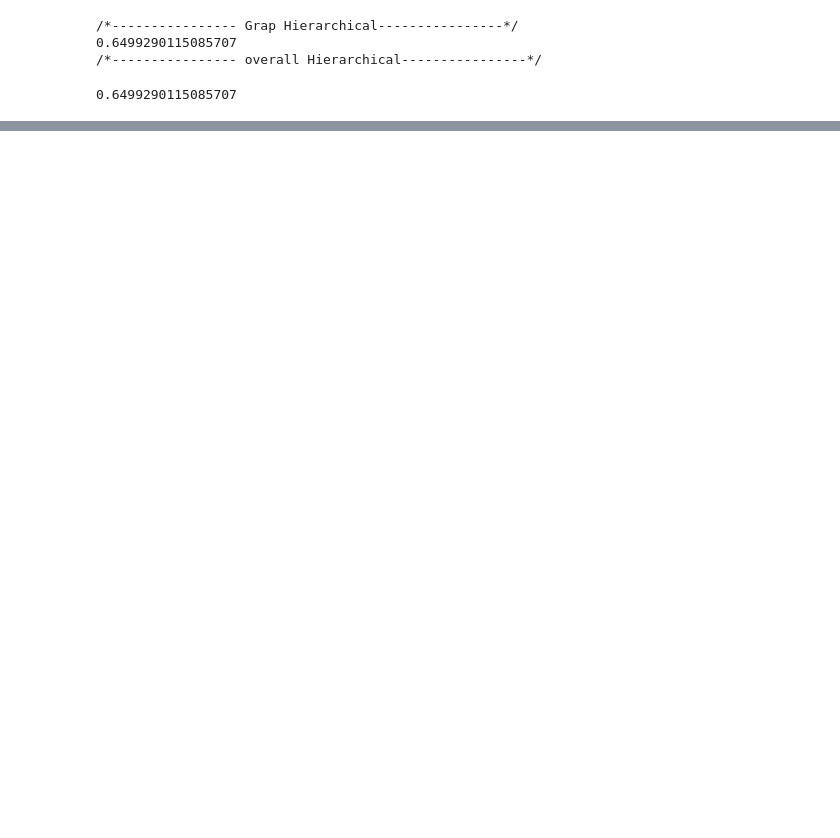
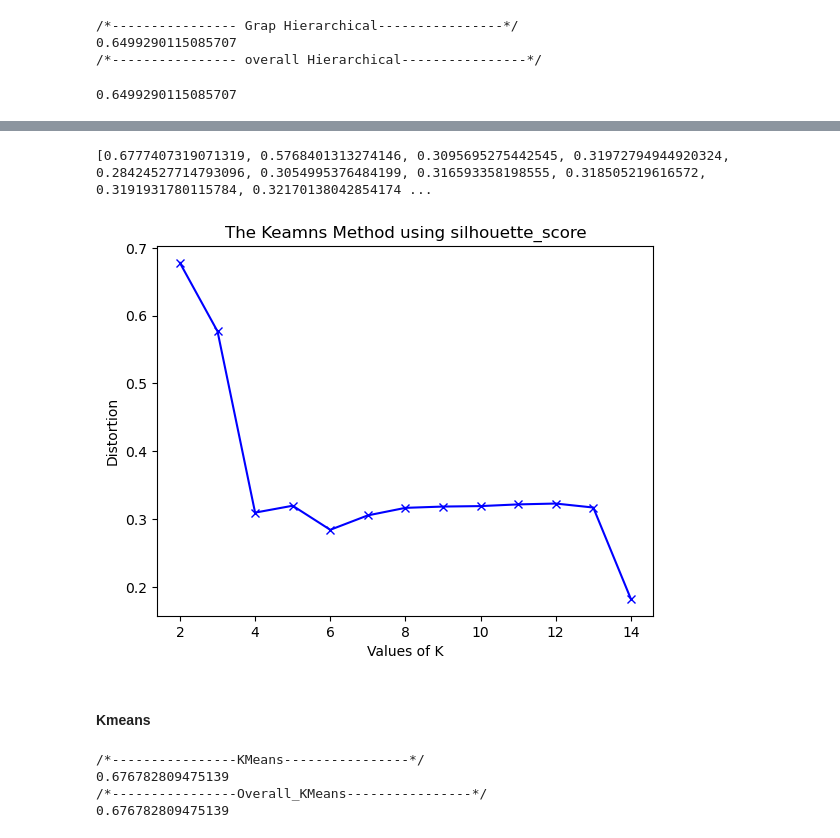
Before and after one commit to IgorLunaDetoni/archive, a Jupyter notebook: credit.ipynb, the cells around one changed output, grey strips where cells are left out. Drawn from its saved outputs; the diff is of its cells as text; code cells hidden in the pictures; blank space fills up the shorter version.

Commit message:
Mais silhoutte scores e PCA

```diff
--- a/credit.ipynb
+++ b/credit.ipynb
@@ -202,0 +232,25 @@ print(silhouette_score(df_scale.iloc[:,:-4], df_scale["assignments"]))
+# %%
+keams_plot(df , 15)
+# %% [output]
+[0.6777407319071319, 0.5768401313274146, 0.3095695275442545, 0.31972794944920324, 0.28424527714793096, 0.3054995376484199, 0.316593358198555, 0.318505219616572, 0.3191931780115784, 0.32170138042854174 ...
+[figure, added]
+# %% [markdown]
+#### Kmeans
+# %%
+kmean= KMeans(2)
+kmean.fit(df.iloc[:,:-1])
+labels=kmean.labels_
+
+df['labels_kmeans'] = labels
+
+print('/*----------------KMeans----------------*/')
+db_clustered = df.loc[(df.labels_kmeans >= 0)]
+print(silhouette_score(db_clustered.iloc[:,:-1], db_clustered["labels_kmeans"]))
+
+print('/*----------------Overall_KMeans----------------*/')
+print(silhouette_score(df.iloc[:,:-1], df["labels_kmeans"]))
+# %% [output]
+/*----------------KMeans----------------*/
+0.676782809475139
+/*----------------Overall_KMeans----------------*/
+0.676782809475139
```
Also changed, not shown: parts of 9 cells of this notebook.
